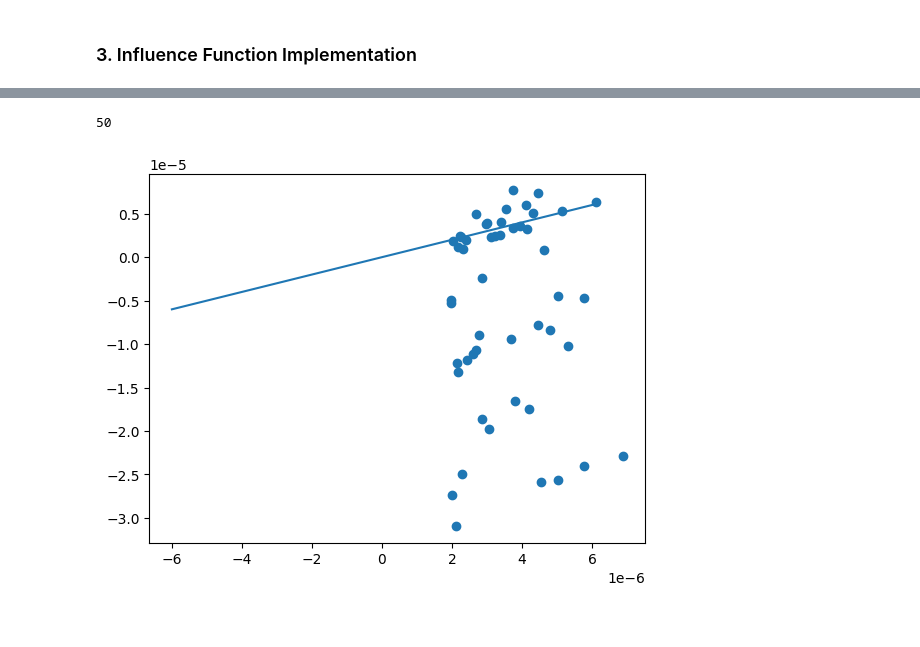
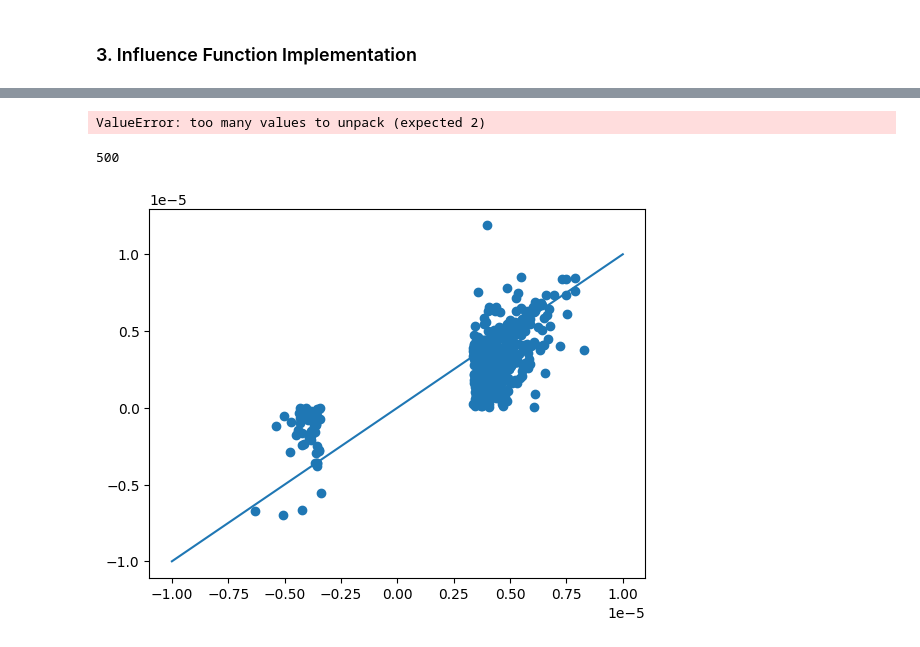
Before and after one commit to AntiZpvoh/black-box-prediction-understanding-via-influence-function, a Jupyter notebook: influence_match_leave_one_out.ipynb, the cells around one changed output, grey strips where cells are left out. Cells and saved outputs as stored; diff of their text form; code cells hidden in the pictures.

Commit message:
Apply algorithm to the whole training set and generate the second version of graph

```diff
--- a/influence_match_leave_one_out.ipynb
+++ b/influence_match_leave_one_out.ipynb
@@ -203,7 +203,7 @@ $$\nabla_{\theta} L(z, \theta)$$
 def calc_first_order_gradient(loss, model):
     model.zero_grad()
     # Compute the first-order gradient
-    loss.backward(create_graph=True)
+    loss.backward()
     param_grads = [ p.grad.flatten() for p in model.parameters() if p.requires_grad ]
     param_grads = torch.cat(param_grads)
     return param_grads
@@ -365,11 +365,13 @@ influence = upweighting_loss_influence_function(ihvp_eval, train_dataset, train_
 # %%
+from tqdm import tqdm
+
 influence_list = []
-for i in range(n):
+for i in tqdm(range(n), desc="Processing"):
     influence = upweighting_loss_influence_function(ihvp_eval, train_dataset, train_data[i], train_labels[i].view(1), x_test, y_test, base_model, base_model_criterion)
-    predicted_diff = (torch.abs(influence), -influence / n, i)
+    predicted_diff = (influence, -influence / n, i)
     influence_list.append(predicted_diff)
 
-top_500_list = sorted(influence_list, key=lambda pair: pair[0], reverse=True)[:500]
+top_abs_500_list = sorted(influence_list, key=lambda pair: torch.abs(pair[0]), reverse=True)[:500]
 # %%
 # influence_leave_out_diff_list = []
 # for i in range(55000):
@@ -395,2 +388,2 @@ KeyboardInterrupt:
 # %%
-top_abs_500_list = sorted(influence_leave_out_diff_list, key=lambda pair: torch.abs(pair[0]), reverse=True)[:50]
+top_abs_500_list = sorted(influence_list, key=lambda pair: torch.abs(pair[0]), reverse=True)[:500]
@@ -396,0 +392,6 @@ top_abs_500_list = sorted(influence_leave_out_diff_list, key=lambda pair: torch.
+# %%
+influence_leave_out_diff_list = []
+for influence, predict, idx in tqdm(top_abs_500_list, desc="Progressing..."):
+    leave_out_loss_diff = calc_leave_out_loss_diff(base_model, initial_params, criterion_l2, x_test, y_test, t=iteration, leave_out_index=idx)
+    pair = (predict, leave_out_loss_diff)
+    influence_leave_out_diff_list.append(pair)
@@ -400,6 +403,8 @@ with open("top_500.csv", "w") as file:
     for x, y in top_500_list:
         file.write(f"{-x.item()},{y.item()}\n")
     file.flush()
+# %% [output]
+ValueError: too many values to unpack (expected 2)
 # %%
 with open("top_abs_500.csv", "w") as file:
     file.write("x,y\n")
@@ -409,20 +414,22 @@ with open("top_abs_500.csv", "w") as file:
 # %%
 import matplotlib.pyplot as plt
 import numpy as np
 
 x_list, y_list = [], []
-for x, y in top_abs_500_list:
+for x, y in influence_leave_out_diff_list:
     # if torch.abs(-x-y)>4*torch.abs(x):
     #     continue
+    if y<0:
+        x = -x
     x_list.append(x.item())
     y_list.append(y.item())
 
-x_dig = [-6e-6, 6e-6]
-y_dig = [-6e-6, 6e-6]
+x_dig = [-1e-5, 1e-5]
+y_dig = [-1e-5, 1e-5]
 plt.scatter(x_list, y_list)
 plt.plot(x_dig, y_dig)
 
 print(len(x_list))
 # %% [output]
-50
+500
-[figure, old version]
+[figure, new version]
```
Also changed, not shown: parts of 9 cells of this notebook.
